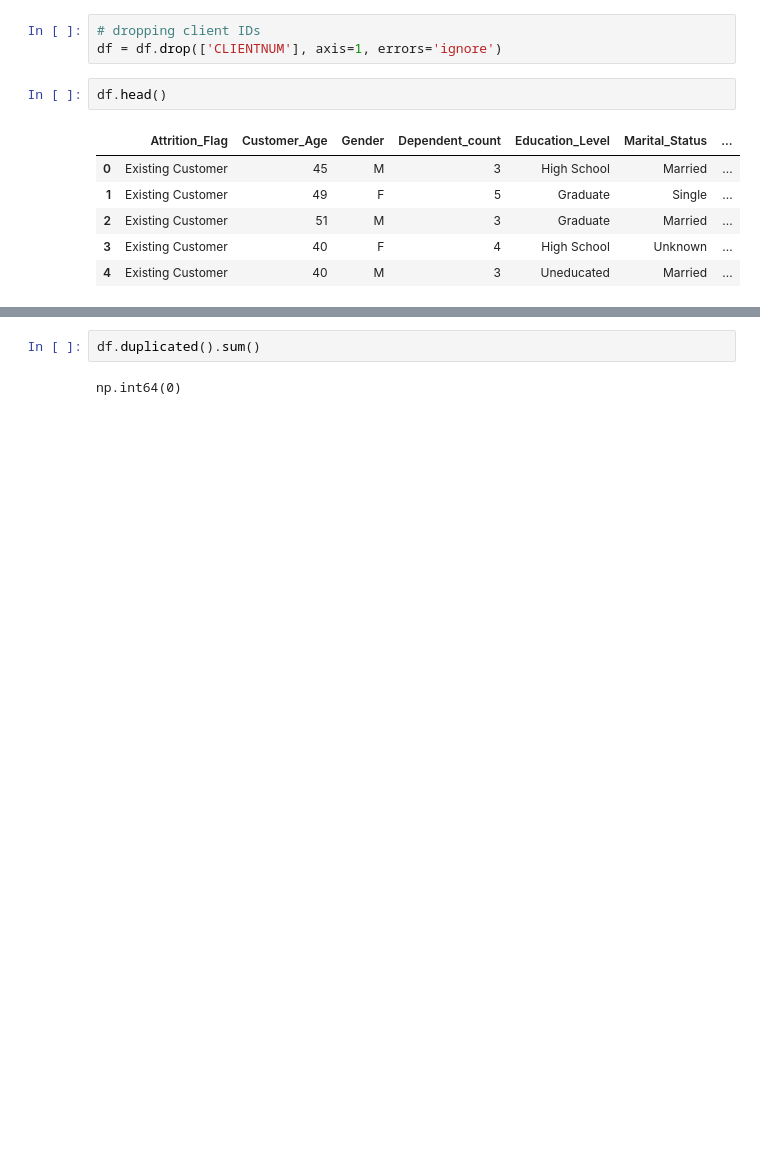
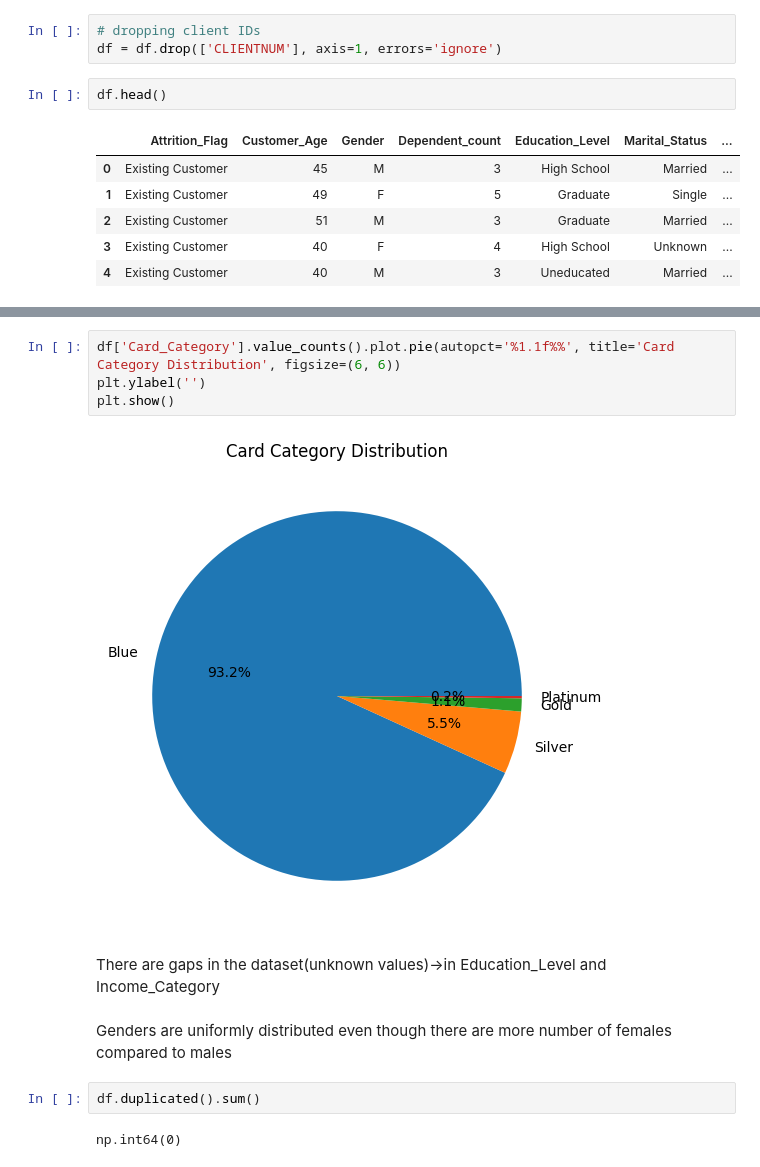
Before and after one commit to k-manu/churn-prediction, a Jupyter notebook: Code/Notebooks/BankChurners.ipynb, the cells around one changed output, grey strips where cells are left out. Cells and saved outputs as stored; diff of their text form; blank space fills up the shorter version.

```diff
--- a/Code/Notebooks/BankChurners.ipynb
+++ b/Code/Notebooks/BankChurners.ipynb
@@ -130,3 +139,13 @@ Name: count, dtype: int64
+# %%
+df['Card_Category'].value_counts().plot.pie(autopct='%1.1f%%', title='Card Category Distribution', figsize=(6, 6))
+plt.ylabel('')
+plt.show()
+# %% [output]
+[figure, added]
+# %% [markdown]
+There are gaps in the dataset(unknown values)->in Education_Level and Income_Category
+# %% [markdown]
+Genders are uniformly distributed even though there are more number of females compared to males
 # %%
 df.duplicated().sum()
 # %% [output]
```
Also changed, not shown: parts of 45 cells of this notebook.
